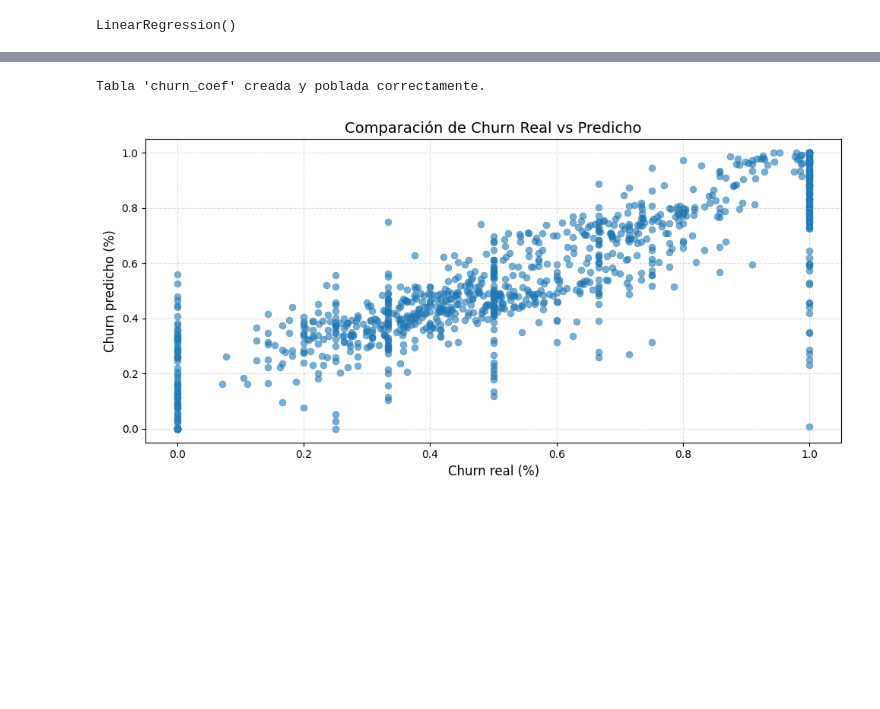
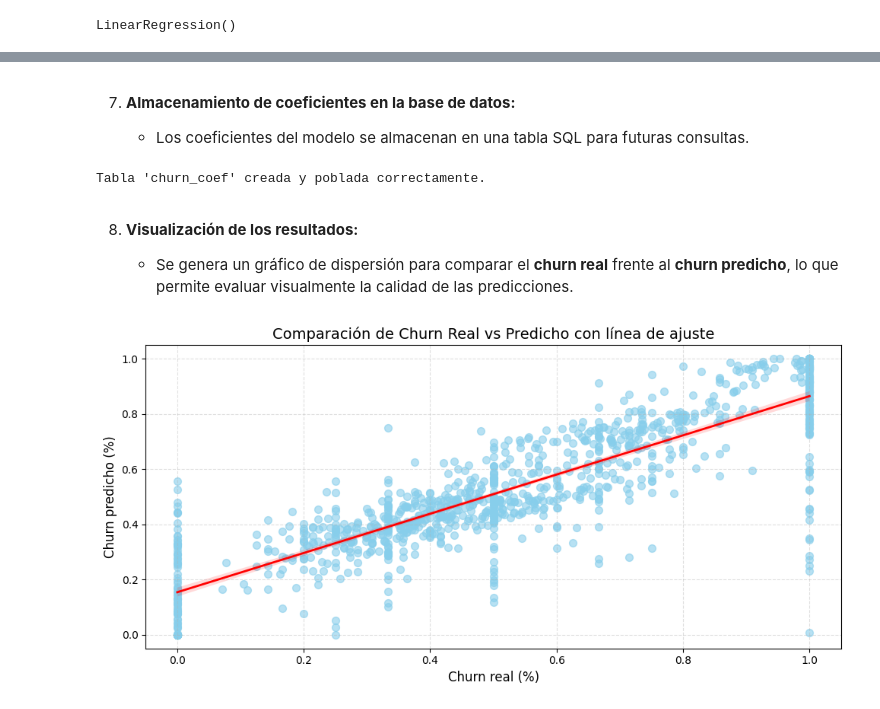
Before and after one commit to clauloro/Gestion-Datos, a Jupyter notebook: notebooks/lineal_regression.ipynb, the cells around one changed output, grey strips where cells are left out. Drawn from its saved outputs; the diff is of its cells as text; code cells hidden in the pictures; blank space fills up the shorter version.

```diff
--- a/notebooks/lineal_regression.ipynb
+++ b/notebooks/lineal_regression.ipynb
@@ -140 +192,5 @@ Coeficientes estimados:
+# %% [markdown]
+7. **Almacenamiento de coeficientes en la base de datos:**
+
+   - Los coeficientes del modelo se almacenan en una tabla SQL para futuras consultas.
 # %%
@@ -163,15 +220,20 @@ conn.close()
 print(f"Tabla '{table}' creada y poblada correctamente.")
 # %% [output]
 Tabla 'churn_coef' creada y poblada correctamente.
+# %% [markdown]
+8. **Visualización de los resultados:**
+
+   - Se genera un gráfico de dispersión para comparar el **churn real** frente al **churn predicho**, lo que permite evaluar visualmente la calidad de las predicciones.
 # %%
+# Gráfico de dispersión comparando Churn Real vs Churn Predicho con línea de ajuste
 plt.figure(figsize=(10, 5))
-sns.scatterplot(x=y, y=y_pred_clipped, alpha=0.6, s=40, edgecolor=None)
+sns.regplot(x=y, y=y_pred_clipped, scatter_kws={'color': 'skyblue', 'alpha': 0.6, 's': 50}, line_kws={'color': 'red', 'lw': 2})
 
 plt.xlabel("Churn real (%)", fontsize=12)
 plt.ylabel("Churn predicho (%)", fontsize=12)
-plt.title("Comparación de Churn Real vs Predicho", fontsize=14)
+plt.title("Comparación de Churn Real vs Predicho con línea de ajuste", fontsize=14)
 plt.grid(True, linestyle='--', alpha=0.4)
 plt.tight_layout()
 plt.show()
 # %% [output]
-[figure, old version]
+[figure, new version]
```
Also changed, not shown: parts of 21 cells of this notebook, 13 other files.
